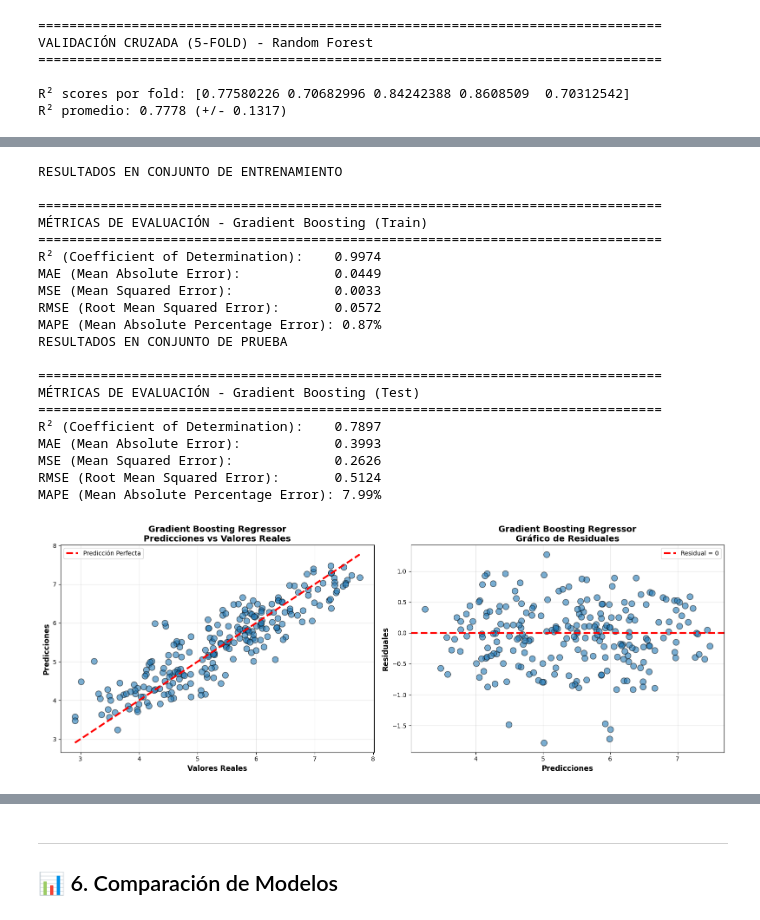
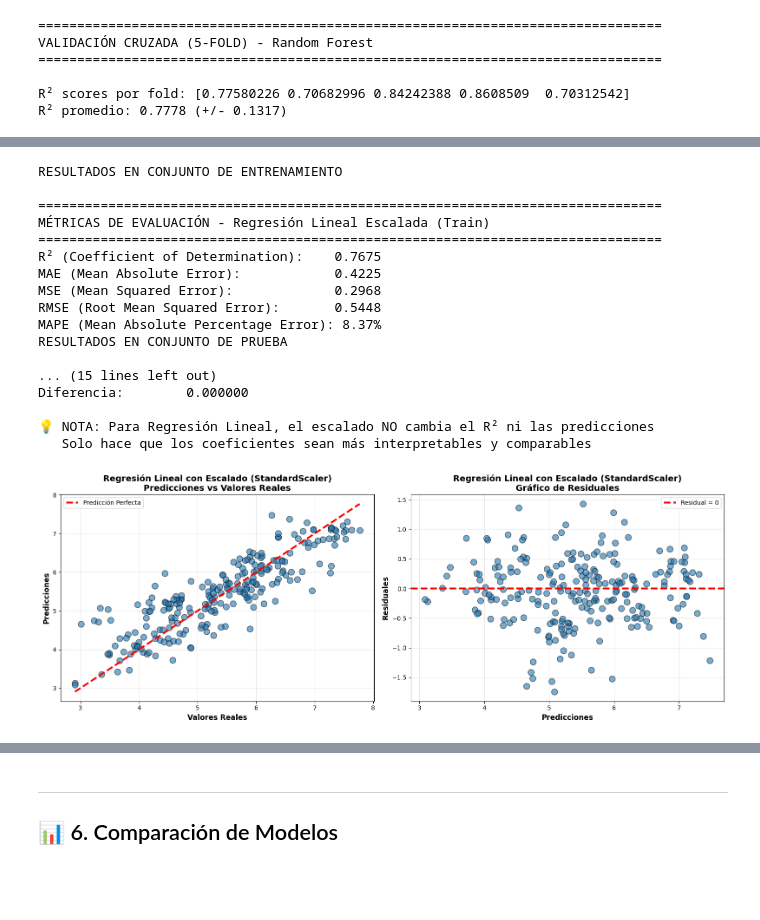
Before and after one commit to JuanHoyos329/Workshop-3, a Jupyter notebook: notebooks/Modelos_Regresion_Happiness.ipynb, the cells around one changed output, grey strips where cells are left out. Cells and saved outputs as stored; diff of their text form; code cells hidden in the pictures; blank space fills up the shorter version.

```diff
--- a/model_regresion/Modelos_Regresion_Happiness.ipynb
+++ b/notebooks/Modelos_Regresion_Happiness.ipynb
@@ -536,39 +746,46 @@ Freedom to make life choices     0.118670
 # %%
-# Hacer predicciones con Gradient Boosting
-y_pred_train_gb = modelo_gb.predict(X_train)
-y_pred_test_gb = modelo_gb.predict(X_test)
+# Hacer predicciones con Regresión Lineal Escalada
+y_pred_train_lr_scaled = modelo_lr_scaled.predict(X_train_scaled)
+y_pred_test_lr_scaled = modelo_lr_scaled.predict(X_test_scaled)
 
 # Calcular métricas para conjunto de entrenamiento
 print("RESULTADOS EN CONJUNTO DE ENTRENAMIENTO")
-metricas_train_gb = calcular_metricas(y_train, y_pred_train_gb, "Gradient Boosting (Train)")
+metricas_train_lr_scaled = calcular_metricas(y_train, y_pred_train_lr_scaled, "Regresión Lineal Escalada (Train)")
 
 # Calcular métricas para conjunto de prueba
 print("RESULTADOS EN CONJUNTO DE PRUEBA")
-metricas_test_gb = calcular_metricas(y_test, y_pred_test_gb, "Gradient Boosting (Test)")
+metricas_test_lr_scaled = calcular_metricas(y_test, y_pred_test_lr_scaled, "Regresión Lineal Escalada (Test)")
+
+# Comparar con Regresión Lineal sin escalar
+print("\n" + "="*80)
+print("COMPARACIÓN: REGRESIÓN LINEAL vs REGRESIÓN LINEAL ESCALADA")
+print("="*80)
+print(f"\nR² (sin escalar):  {metricas_test_lr['R2']:.4f}")
+print(f"R² (con escalar):  {metricas_test_lr_scaled['R2']:.4f}")
+print(f"Diferencia:        {abs(metricas_test_lr['R2'] - metricas_test_lr_scaled['R2']):.6f}")
+print("\n💡 NOTA: Para Regresión Lineal, el escalado NO cambia el R² ni las predicciones")
+print("   Solo hace que los coeficientes sean más interpretables y comparables")
 # %% [output]
 RESULTADOS EN CONJUNTO DE ENTRENAMIENTO
 
 ================================================================================
-MÉTRICAS DE EVALUACIÓN - Gradient Boosting (Train)
+MÉTRICAS DE EVALUACIÓN - Regresión Lineal Escalada (Train)
 ================================================================================
-R² (Coefficient of Determination):    0.9974
-MAE (Mean Absolute Error):            0.0449
-MSE (Mean Squared Error):             0.0033
-RMSE (Root Mean Squared Error):       0.0572
-MAPE (Mean Absolute Percentage Error): 0.87%
+R² (Coefficient of Determination):    0.7675
+MAE (Mean Absolute Error):            0.4225
+MSE (Mean Squared Error):             0.2968
+RMSE (Root Mean Squared Error):       0.5448
+MAPE (Mean Absolute Percentage Error): 8.37%
 RESULTADOS EN CONJUNTO DE PRUEBA
 
-================================================================================
-MÉTRICAS DE EVALUACIÓN - Gradient Boosting (Test)
-================================================================================
-R² (Coefficient of Determination):    0.7897
-MAE (Mean Absolute Error):            0.3993
-MSE (Mean Squared Error):             0.2626
-RMSE (Root Mean Squared Error):       0.5124
-MAPE (Mean Absolute Percentage Error): 7.99%
+... (15 lines left out)
+Diferencia:        0.000000
+
+💡 NOTA: Para Regresión Lineal, el escalado NO cambia el R² ni las predicciones
+   Solo hace que los coeficientes sean más interpretables y comparables
 # %%
-# Visualizar predicciones Gradient Boosting
-graficar_predicciones(y_test, y_pred_test_gb, "Gradient Boosting Regressor")
+# Visualizar predicciones Regresión Lineal Escalada
+graficar_predicciones(y_test, y_pred_test_lr_scaled, "Regresión Lineal con Escalado (StandardScaler)")
 # %% [output]
-[figure, old version]
+[figure, new version]
 # %%
```
Also changed, not shown: parts of 14 cells of this notebook, 5 other files.
